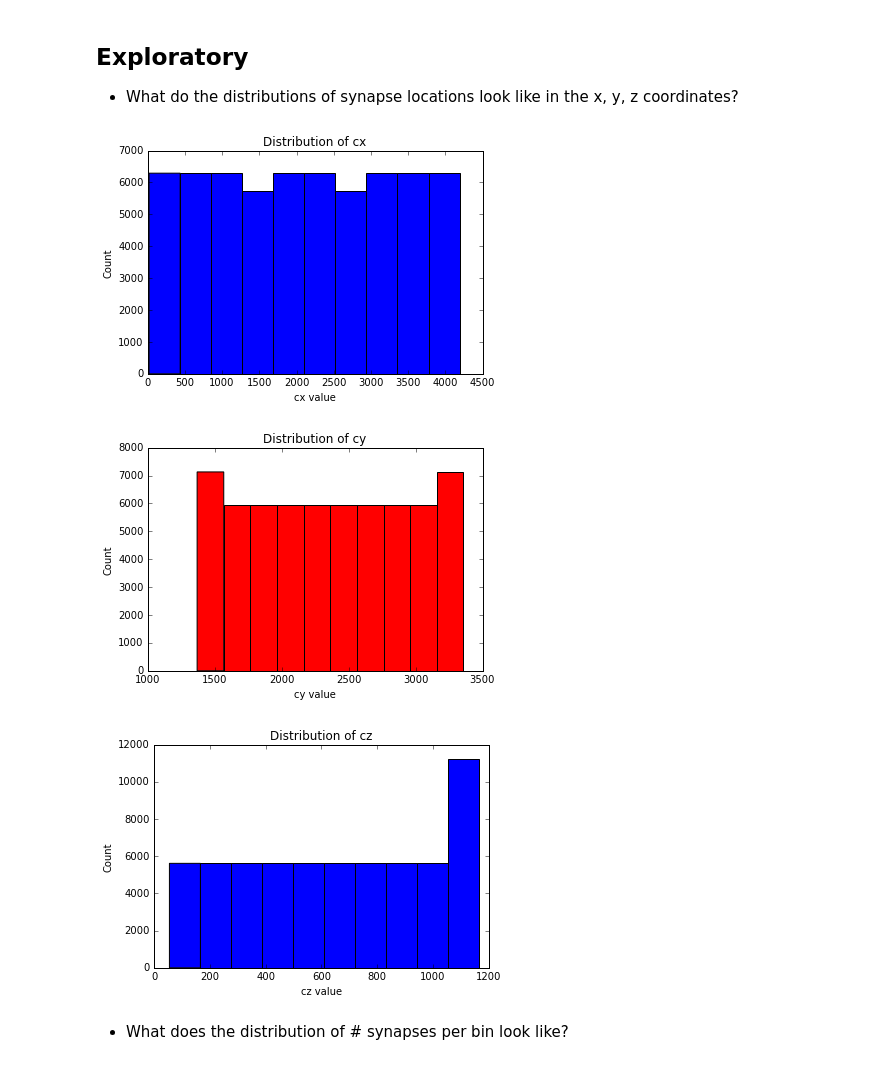
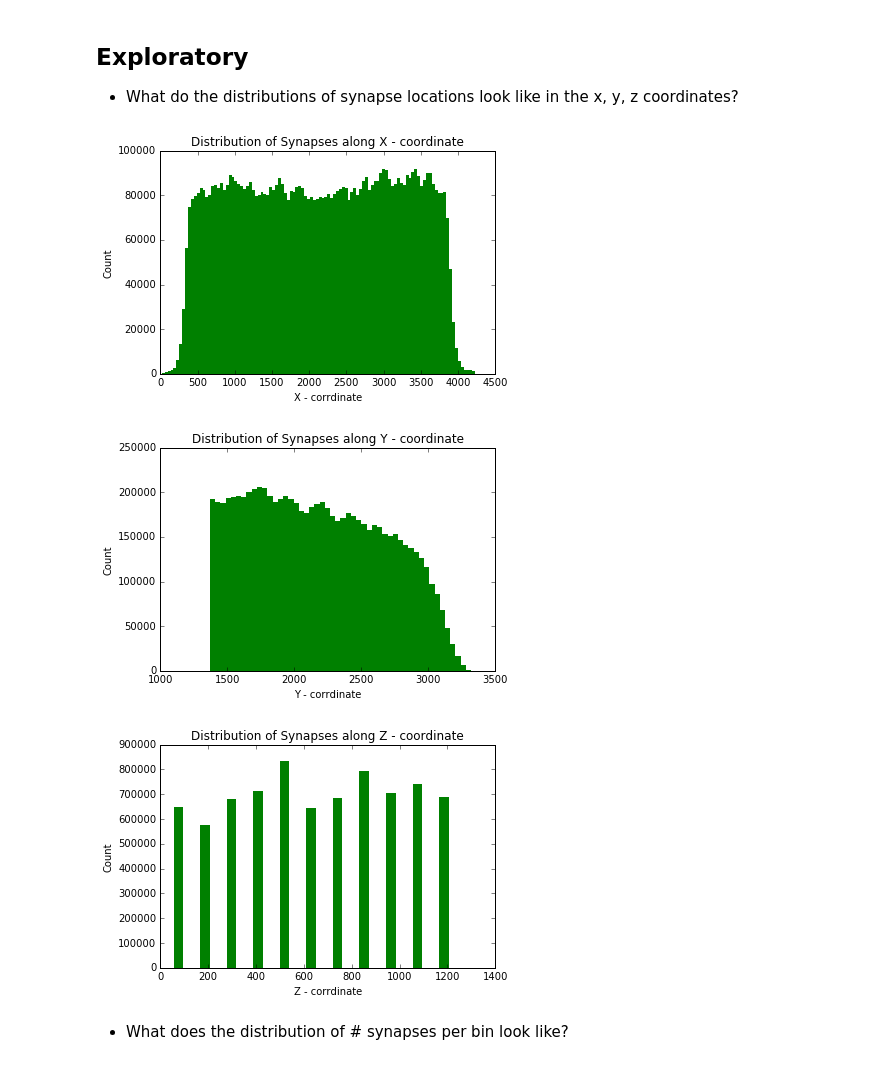
Before and after one commit to Upward-Spiral-Science/chengchang, a Jupyter notebook: Assignment 3.ipynb, the cells around one changed output. Drawn from its saved outputs; the diff is of its cells as text; code cells hidden in the pictures.

```diff
--- a/Assignment 3.ipynb
+++ b/Assignment 3.ipynb
@@ -122,34 +124,58 @@ The dimensions of the scanned volume are 421.2 x 202.8 x 61.05 um^3
 # %% [markdown]
 ## Exploratory
 * What do the distributions of synapse locations look like in the x, y, z coordinates?
-# %%
-fig_x = plt.figure()
-ax = fig_x.add_subplot(111)
-ax.hist(df['cx'], bins = 10, range = (df['cx'].min(), df['cx'].max()))
-plt.title('Distribution of cx')
-plt.xlabel('cx value')
-plt.ylabel('Count')
-plt.show()
-
-fig_y = plt.figure()
-ay = fig_y.add_subplot(111)
-ay.hist(df['cy'], bins = 10, range = (df['cy'].min(), df['cy'].max()))
-plt.title('Distribution of cy')
-plt.xlabel('cy value')
-plt.ylabel('Count')
-plt.show()
-
-fig_z = plt.figure()
-az = fig_z.add_subplot(111)
-az.hist(df['cz'], bins = 10, range = (df['cz'].min(), df['cz'].max()))
-plt.title('Distribution of cz')
-plt.xlabel('cz value')
-plt.ylabel('Count')
-plt.show()
-# %% [output]
-[figure, removed]
-[figure, removed]
-[figure, removed]
+# %%
+list_x = set(df['cx'])
+list_x = sorted(list_x)
+
+x_sum = []
+for i in list_x:
+    temp = df[df['cx'] == i]['synapses']
+    x_sum.append(temp.sum())
+bar_width = 40
+rects1 = plt.bar(list_x, x_sum, bar_width,
+                 color='g', edgecolor = 'none')
+
+plt.title('Distribution of Synapses along X - coordinate')
+plt.xlabel('X - corrdinate')
+plt.ylabel('Count')
+plt.show()
+
+list_y = set(df['cy'])
+list_y = sorted(list_y)
+
+y_sum = []
+for i in list_y:
+    temp = df[df['cy'] == i]['synapses']
+    y_sum.append(temp.sum())
+bar_width = 40
+rects2 = plt.bar(list_y, y_sum, bar_width,
+                 color='g', edgecolor = 'none')
+
+plt.title('Distribution of Synapses along Y - coordinate')
+plt.xlabel('Y - corrdinate')
+plt.ylabel('Count')
+plt.show()
+
+list_z = set(df['cz'])
+list_z = sorted(list_z)
+
+z_sum = []
+for i in list_z:
+    temp = df[df['cz'] == i]['synapses']
+    z_sum.append(temp.sum())
+bar_width = 40
+rects1 = plt.bar(list_z, z_sum, bar_width,
+                 color='g', edgecolor = 'none')
+
+plt.title('Distribution of Synapses along Z - coordinate')
+plt.xlabel('Z - corrdinate')
+plt.ylabel('Count')
+plt.show()
+# %% [output]
+[figure, added]
+[figure, added]
+[figure, added]
 # %% [markdown]
 * What does the distribution of # synapses per bin look like?
 # %%
```
Also changed, not shown: parts of 4 cells of this notebook.
